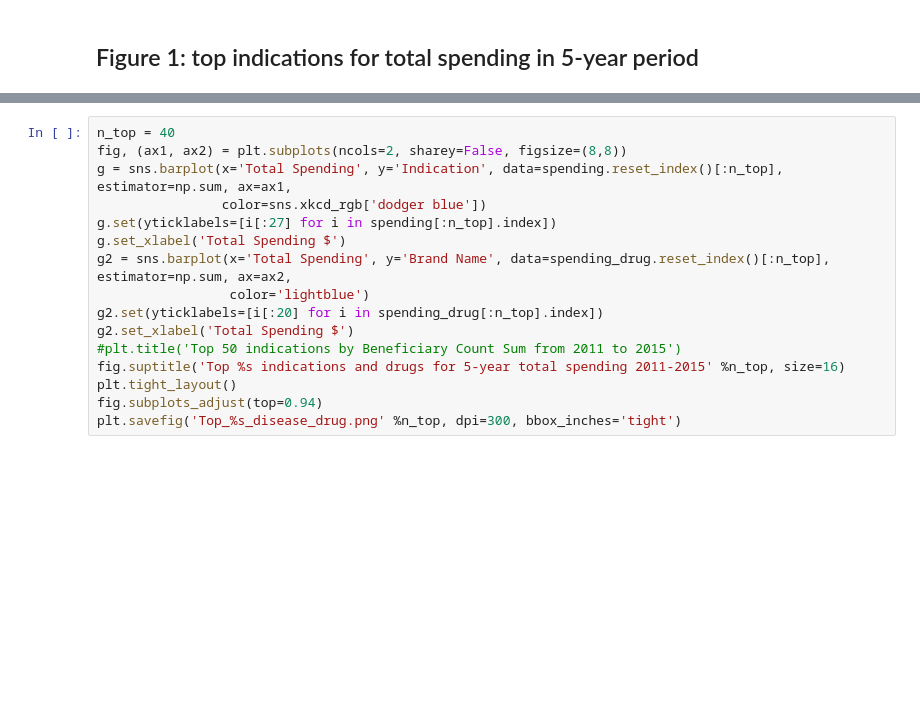
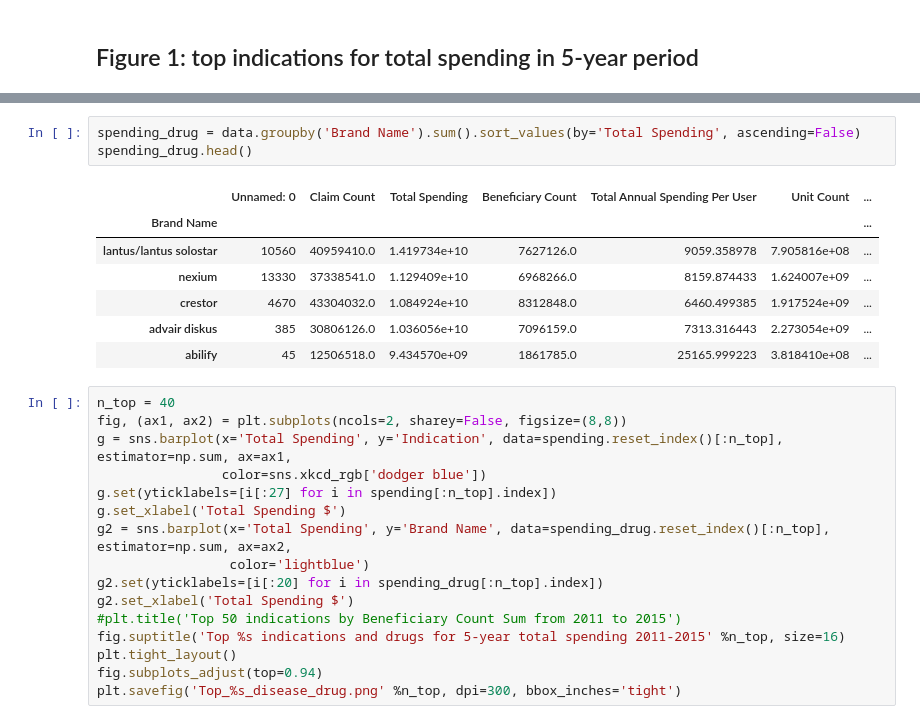
Before and after one commit to dariodata/medicare-drug-cost, a Jupyter notebook: visualization.ipynb, the cells around one changed output, grey strips where cells are left out. Drawn from its saved outputs; the diff is of its cells as text; blank space fills up the shorter version.

```diff
--- a/visualization.ipynb
+++ b/visualization.ipynb
@@ -21,3 +49,14 @@ spending_drug = data.groupby('Brand Name').sum().sort_values(by='Total Spending'
+# %%
+spending_drug = data.groupby('Brand Name').sum().sort_values(by='Total Spending', ascending=False)
+spending_drug.head()
+# %% [output]
+|  | Unnamed: 0 | Claim Count | Total Spending | Beneficiary Count | Total Annual Spending Per User | Unit Count | ... |
+| Brand Name |  |  |  |  |  |  | ... |
+| lantus/lantus solostar | 10560 | 40959410.0 | 1.419734e+10 | 7627126.0 | 9059.358978 | 7.905816e+08 | ... |
+| nexium | 13330 | 37338541.0 | 1.129409e+10 | 6968266.0 | 8159.874433 | 1.624007e+09 | ... |
+| crestor | 4670 | 43304032.0 | 1.084924e+10 | 8312848.0 | 6460.499385 | 1.917524e+09 | ... |
+| advair diskus | 385 | 30806126.0 | 1.036056e+10 | 7096159.0 | 7313.316443 | 2.273054e+09 | ... |
+| abilify | 45 | 12506518.0 | 9.434570e+09 | 1861785.0 | 25165.999223 | 3.818410e+08 | ... |
 # %%
 n_top = 40
 fig, (ax1, ax2) = plt.subplots(ncols=2, sharey=False, figsize=(8,8))
```
Also changed, not shown: parts of 7 cells of this notebook, 2 other files.
